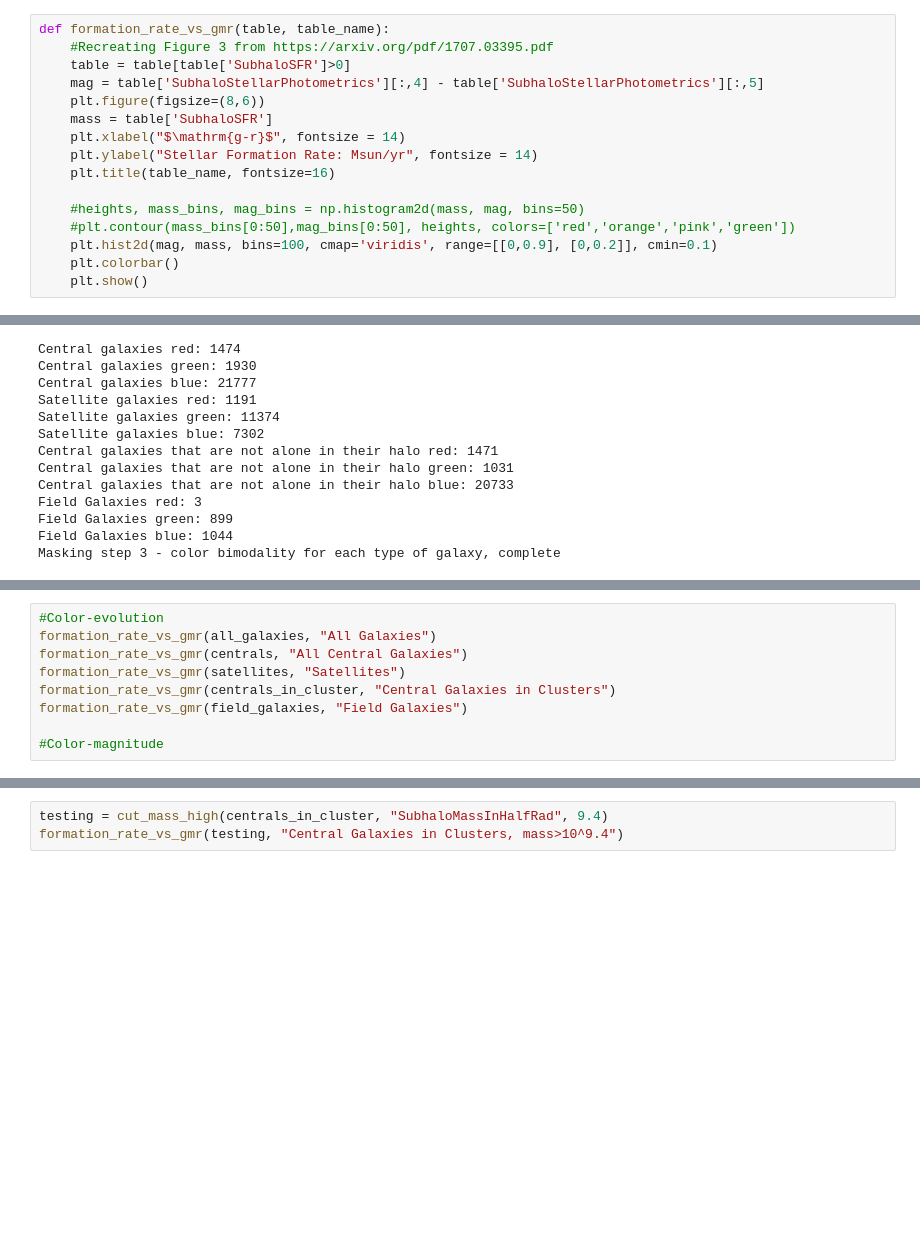
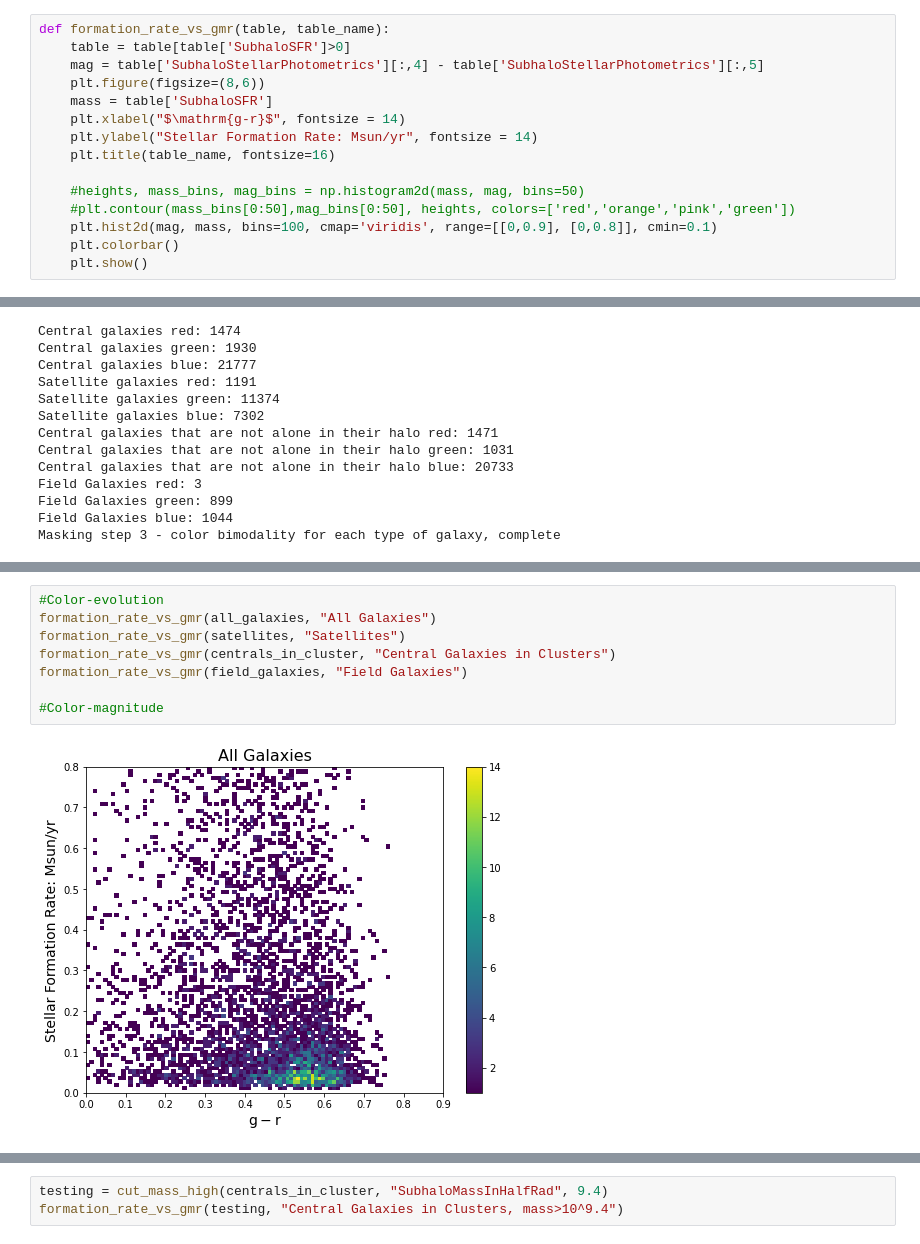
Before and after one commit to hereami321/IllustrisGalaxyAnalysis, a Jupyter notebook: 100-3 analysis.ipynb, the cells around one changed output, grey strips where cells are left out. Drawn from its saved outputs; the diff is of its cells as text; blank space fills up the shorter version.

```diff
--- a/100-3 analysis.ipynb
+++ b/100-3 analysis.ipynb
@@ -166,7 +172,6 @@ def mass_vs_gmr(table, table_name, mass_type):
     plt.show()
 # %%
 def formation_rate_vs_gmr(table, table_name):
-    #Recreating Figure 3 from https://arxiv.org/pdf/1707.03395.pdf
     table = table[table['SubhaloSFR']>0]
     mag = table['SubhaloStellarPhotometrics'][:,4] - table['SubhaloStellarPhotometrics'][:,5]
     plt.figure(figsize=(8,6))
@@ -177,6 +182,6 @@ def formation_rate_vs_gmr(table, table_name):
 
     #heights, mass_bins, mag_bins = np.histogram2d(mass, mag, bins=50)
     #plt.contour(mass_bins[0:50],mag_bins[0:50], heights, colors=['red','orange','pink','green'])
-    plt.hist2d(mag, mass, bins=100, cmap='viridis', range=[[0,0.9], [0,0.2]], cmin=0.1)
+    plt.hist2d(mag, mass, bins=100, cmap='viridis', range=[[0,0.9], [0,0.8]], cmin=0.1)
     plt.colorbar()
     plt.show()
@@ -430,9 +536,10 @@ color_density(testing['SubhaloStellarPhotometrics'], 5,4, 5, "Color Magnitude fo
 # %%
 #Color-evolution
 formation_rate_vs_gmr(all_galaxies, "All Galaxies")
-formation_rate_vs_gmr(centrals, "All Central Galaxies")
 formation_rate_vs_gmr(satellites, "Satellites")
 formation_rate_vs_gmr(centrals_in_cluster, "Central Galaxies in Clusters")
 formation_rate_vs_gmr(field_galaxies, "Field Galaxies")
 
 #Color-magnitude
+# %% [output]
+[figure, added]
```
Also changed, not shown: parts of 34 cells of this notebook.
